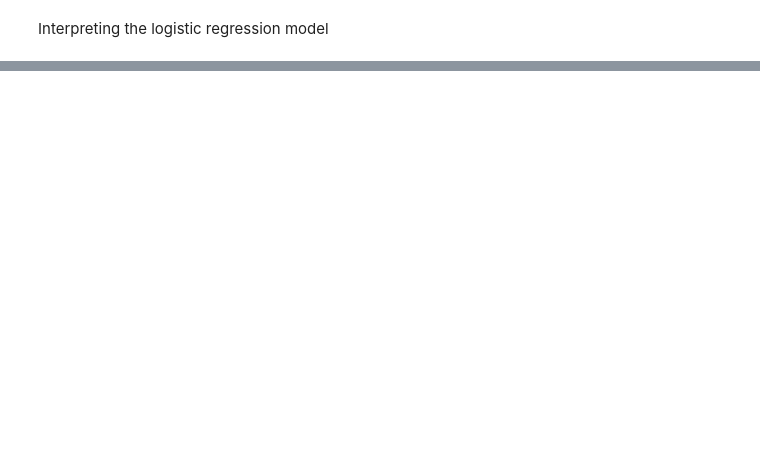
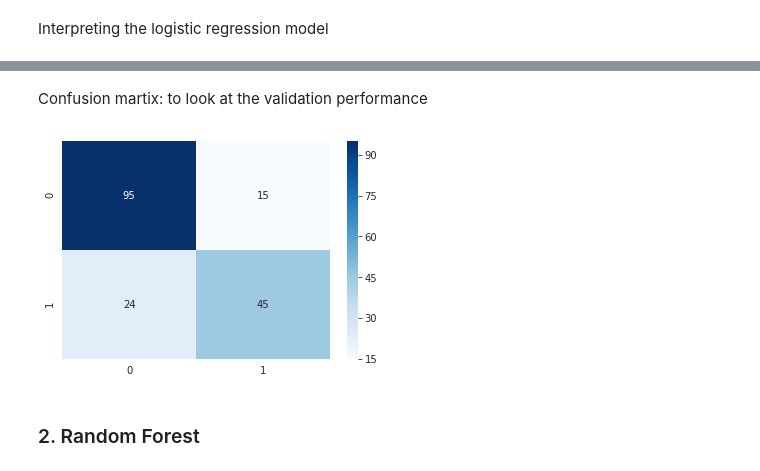
Before and after one commit to datalass1/100-days-of-code, a Jupyter notebook: notebooks/Day-27-28-29-33-36-37-Titanic-Kaggle-competition.ipynb, the cells around one changed output, grey strips where cells are left out. Cells and saved outputs as stored; diff of their text form; code cells hidden in the pictures; blank space fills up the shorter version.

Commit message:
random forests

```diff
--- a/notebooks/Day-27-28-29-33-36-37-Titanic-Kaggle-competition.ipynb
+++ b/notebooks/Day-27-28-29-33-36-37-Titanic-Kaggle-competition.ipynb
@@ -407,7 +408,7 @@ numpy.ndarray
 # %% [markdown]
 Split the dataset into training and validation. The validation set should be used to see how well the model performs on unseen data.
 # %%
-X_train, X_Valid, y_train, y_valid = train_test_split(X, y,
+X_train, X_valid, y_train, y_valid = train_test_split(X, y,
                                                       test_size=0.2,
                                                      random_state=7)
 # %% [markdown]
@@ -420,4 +421,5 @@ X_train, X_Valid, y_train, y_valid = train_test_split(X, y,
 - uses the logistic sigmoid function to return a probability value. A probability values always falls between 0 and 1.
 - using scikit-learn `Logistic Regression` function will apply regularization by default. [Andrew Ng coursera Machine Learning course](https://www.coursera.org/lecture/machine-learning/regularized-logistic-regression-4BHEy) has a good video explaining this: regularization can help take care of overfitting.
 # %%
-log_reg = LogisticRegression(solver='sag', max_iter=200)
+log_reg = LogisticRegression(solver='liblinear', max_iter=200)
+log_reg_model = log_reg.fit(X_train, y_train)
@@ -447,0 +446,13 @@ weights = log_reg.coef_
+# %% [markdown]
+Confusion martix: to look at the validation performance
+# %%
+y_pred_valid = log_reg_model.predict(X_valid)
+# %%
+cm = confusion_matrix(y_valid, y_pred_valid)
+df_cm = pd.DataFrame(cm, index=[0,1], columns = [0,1])
+plt.figure(figsize=(6,4))
+sns.heatmap(df_cm, annot=True, cmap='Blues');
+# %% [output]
+[figure, added]
+# %% [markdown]
+### 2. Random Forest
```
Also changed, not shown: parts of 52 cells of this notebook.
